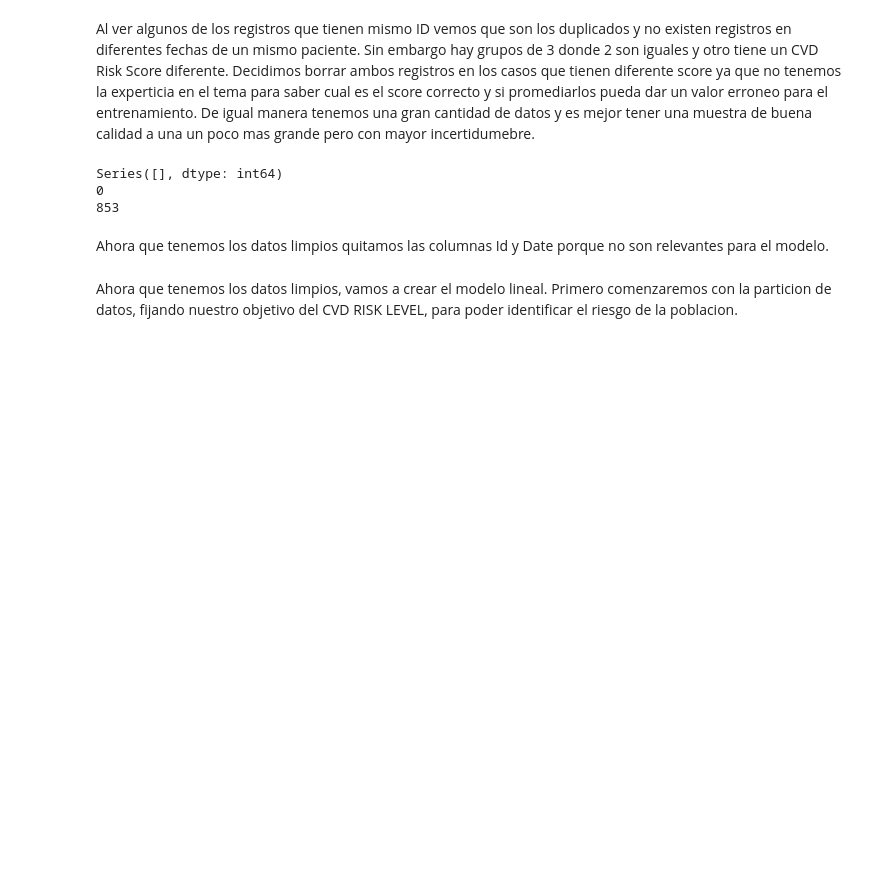
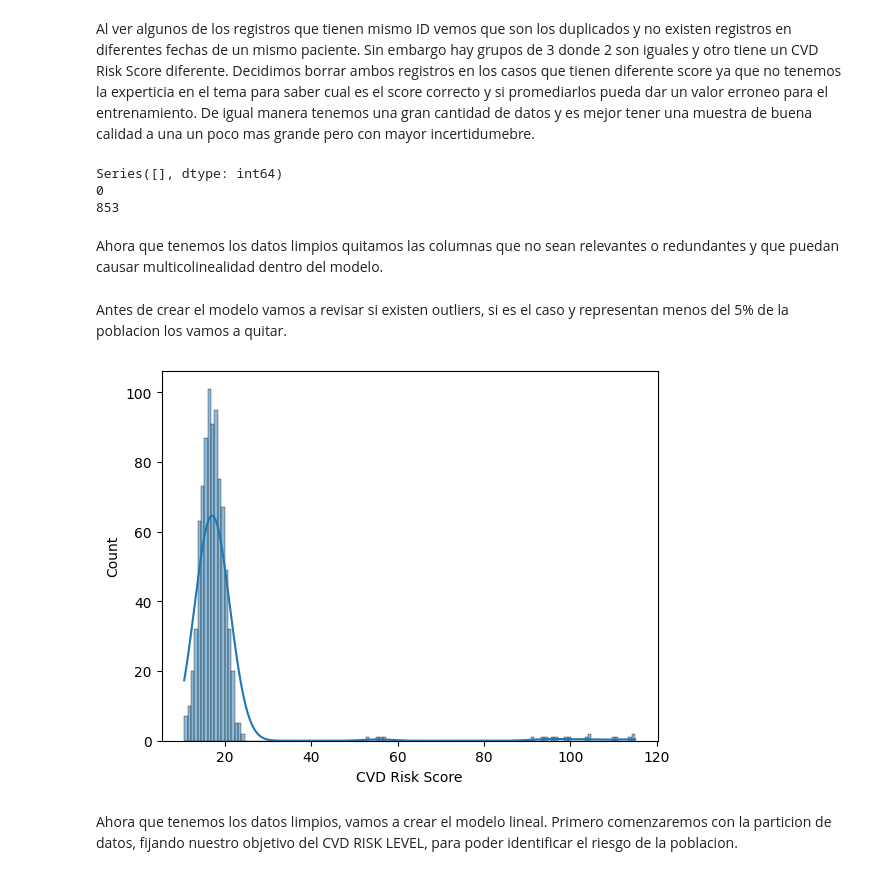
Before and after one commit to Lucasgali03/lab1-maquina, a Jupyter notebook: main.ipynb, the cells around one changed output. Cells and saved outputs as stored; diff of their text form; code cells hidden in the pictures; blank space fills up the shorter version.

```diff
--- a/main.ipynb
+++ b/main.ipynb
@@ -152,6 +153,6 @@ Series([], dtype: int64)
 0
 853
 # %% [markdown]
-Ahora que tenemos los datos limpios quitamos las columnas Id  y Date porque no son relevantes para el modelo.
+Ahora que tenemos los datos limpios quitamos las columnas que no sean relevantes o redundantes y que puedan causar multicolinealidad dentro del modelo.
 # %%
 
@@ -162,4 +168,11 @@ def drop_columns(datos):
 drop_columns_tr = FunctionTransformer(drop_columns)
+# %% [markdown]
+Antes de crear el modelo vamos a revisar si existen outliers, si es el caso y representan menos del 5% de la poblacion los vamos a quitar.
+# %%
+sns.histplot(datos["CVD Risk Score"], kde=True)
+plt.show()
+# %% [output]
+[figure, added]
 # %% [markdown]
 Ahora que tenemos los datos limpios, vamos a crear el modelo lineal. Primero comenzaremos con la particion de datos, fijando nuestro objetivo del CVD RISK LEVEL, para poder identificar el riesgo de la poblacion.
 # %%
```
Also changed, not shown: parts of 10 cells of this notebook.
